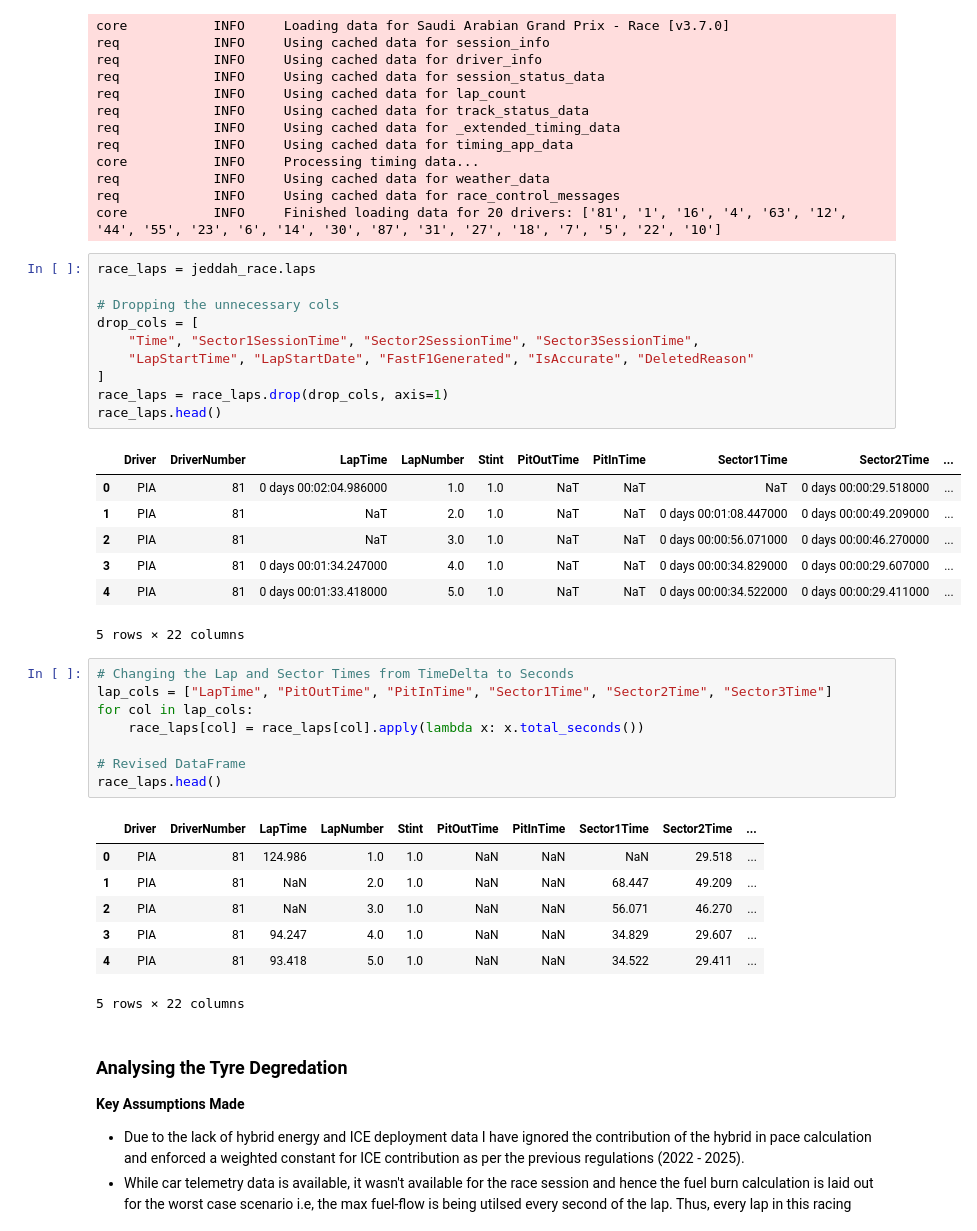
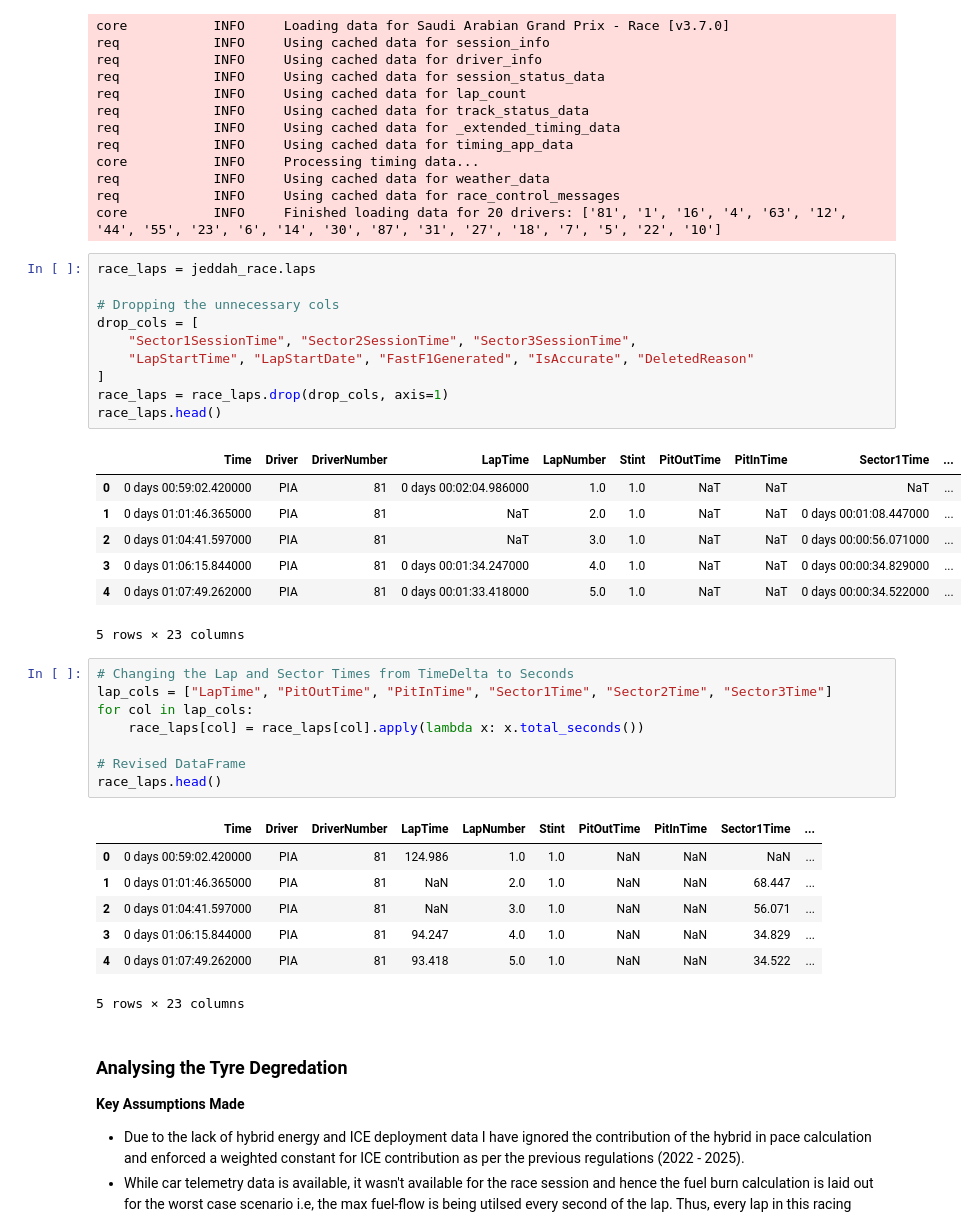
Before and after one commit to anilhimam17/Racing-all-Along, a Jupyter notebook: F1/notebooks/tyre_deg.ipynb, the cells around one changed output. Cells and saved outputs as stored; diff of their text form.

```diff
--- a/F1/notebooks/tyre_deg.ipynb
+++ b/F1/notebooks/tyre_deg.ipynb
@@ -77,21 +77,21 @@ core           INFO     Finished loading data for 20 drivers: ['81', '1', '16',
 # %%
 race_laps = jeddah_race.laps
 
 # Dropping the unnecessary cols
 drop_cols = [
-    "Time", "Sector1SessionTime", "Sector2SessionTime", "Sector3SessionTime",
+    "Sector1SessionTime", "Sector2SessionTime", "Sector3SessionTime",
     "LapStartTime", "LapStartDate", "FastF1Generated", "IsAccurate", "DeletedReason"
 ]
 race_laps = race_laps.drop(drop_cols, axis=1)
 race_laps.head()
 # %% [output]
-|  | Driver | DriverNumber | LapTime | LapNumber | Stint | PitOutTime | PitInTime | Sector1Time | Sector2Time | ... |
-| 0 | PIA | 81 | 0 days 00:02:04.986000 | 1.0 | 1.0 | NaT | NaT | NaT | 0 days 00:00:29.518000 | ... |
-| 1 | PIA | 81 | NaT | 2.0 | 1.0 | NaT | NaT | 0 days 00:01:08.447000 | 0 days 00:00:49.209000 | ... |
-| 2 | PIA | 81 | NaT | 3.0 | 1.0 | NaT | NaT | 0 days 00:00:56.071000 | 0 days 00:00:46.270000 | ... |
-| 3 | PIA | 81 | 0 days 00:01:34.247000 | 4.0 | 1.0 | NaT | NaT | 0 days 00:00:34.829000 | 0 days 00:00:29.607000 | ... |
-| 4 | PIA | 81 | 0 days 00:01:33.418000 | 5.0 | 1.0 | NaT | NaT | 0 days 00:00:34.522000 | 0 days 00:00:29.411000 | ... |
+|  | Time | Driver | DriverNumber | LapTime | LapNumber | Stint | PitOutTime | PitInTime | Sector1Time | ... |
+| 0 | 0 days 00:59:02.420000 | PIA | 81 | 0 days 00:02:04.986000 | 1.0 | 1.0 | NaT | NaT | NaT | ... |
+| 1 | 0 days 01:01:46.365000 | PIA | 81 | NaT | 2.0 | 1.0 | NaT | NaT | 0 days 00:01:08.447000 | ... |
+| 2 | 0 days 01:04:41.597000 | PIA | 81 | NaT | 3.0 | 1.0 | NaT | NaT | 0 days 00:00:56.071000 | ... |
+| 3 | 0 days 01:06:15.844000 | PIA | 81 | 0 days 00:01:34.247000 | 4.0 | 1.0 | NaT | NaT | 0 days 00:00:34.829000 | ... |
+| 4 | 0 days 01:07:49.262000 | PIA | 81 | 0 days 00:01:33.418000 | 5.0 | 1.0 | NaT | NaT | 0 days 00:00:34.522000 | ... |
-5 rows × 22 columns
+5 rows × 23 columns
 # %%
 # Changing the Lap and Sector Times from TimeDelta to Seconds
 lap_cols = ["LapTime", "PitOutTime", "PitInTime", "Sector1Time", "Sector2Time", "Sector3Time"]
@@ -101,13 +101,13 @@ for col in lap_cols:
 # Revised DataFrame
 race_laps.head()
 # %% [output]
-|  | Driver | DriverNumber | LapTime | LapNumber | Stint | PitOutTime | PitInTime | Sector1Time | Sector2Time | ... |
-| 0 | PIA | 81 | 124.986 | 1.0 | 1.0 | NaN | NaN | NaN | 29.518 | ... |
-| 1 | PIA | 81 | NaN | 2.0 | 1.0 | NaN | NaN | 68.447 | 49.209 | ... |
-| 2 | PIA | 81 | NaN | 3.0 | 1.0 | NaN | NaN | 56.071 | 46.270 | ... |
-| 3 | PIA | 81 | 94.247 | 4.0 | 1.0 | NaN | NaN | 34.829 | 29.607 | ... |
-| 4 | PIA | 81 | 93.418 | 5.0 | 1.0 | NaN | NaN | 34.522 | 29.411 | ... |
+|  | Time | Driver | DriverNumber | LapTime | LapNumber | Stint | PitOutTime | PitInTime | Sector1Time | ... |
+| 0 | 0 days 00:59:02.420000 | PIA | 81 | 124.986 | 1.0 | 1.0 | NaN | NaN | NaN | ... |
+| 1 | 0 days 01:01:46.365000 | PIA | 81 | NaN | 2.0 | 1.0 | NaN | NaN | 68.447 | ... |
+| 2 | 0 days 01:04:41.597000 | PIA | 81 | NaN | 3.0 | 1.0 | NaN | NaN | 56.071 | ... |
+| 3 | 0 days 01:06:15.844000 | PIA | 81 | 94.247 | 4.0 | 1.0 | NaN | NaN | 34.829 | ... |
+| 4 | 0 days 01:07:49.262000 | PIA | 81 | 93.418 | 5.0 | 1.0 | NaN | NaN | 34.522 | ... |
-5 rows × 22 columns
+5 rows × 23 columns
 # %% [markdown]
 ### Analysing the Tyre Degredation
 
```
Also changed, not shown: parts of 15 cells of this notebook.
